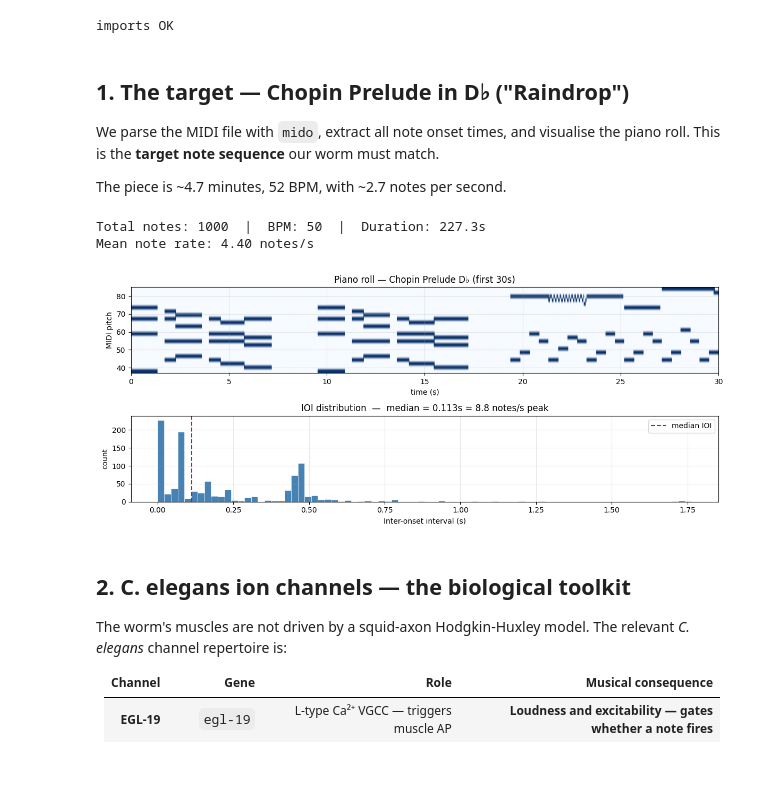
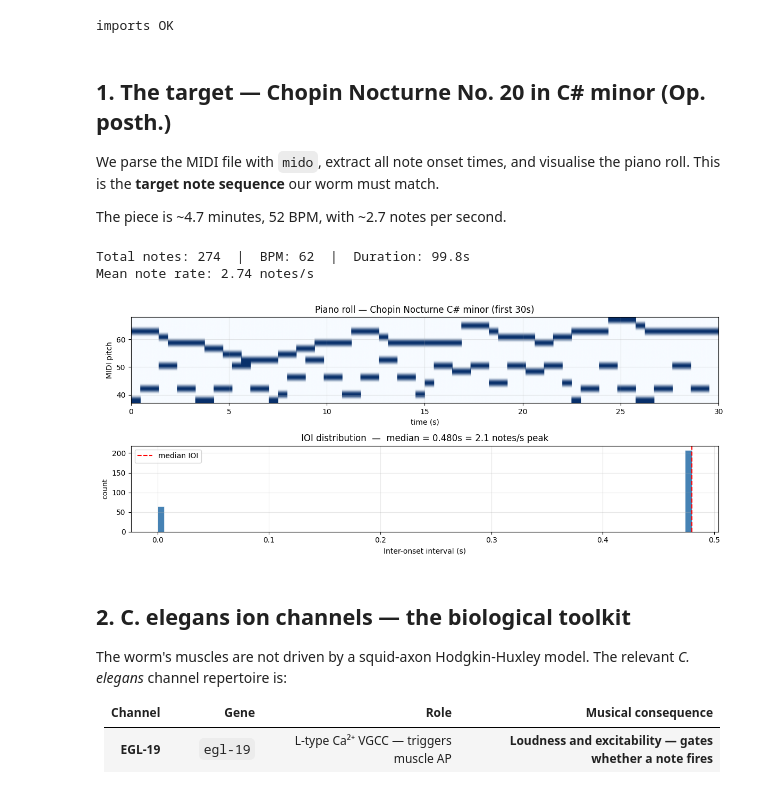
Before and after one commit to VahidGh/wormuse, a Jupyter notebook: PyANNOW/notebooks/02_chopin_worm_optimizer.ipynb, the cells around one changed output. Saved outputs shown, nothing was run; the diff lists cells and outputs as text; code cells hidden in the pictures.

```diff
--- a/PyANNOW/notebooks/02_chopin_worm_optimizer.ipynb
+++ b/PyANNOW/notebooks/02_chopin_worm_optimizer.ipynb
@@ -54,7 +54,7 @@ print('imports OK')
 # %% [output]
 imports OK
 # %% [markdown]
-## 1. The target — Chopin Prelude in D♭ ("Raindrop")
+## 1. The target — Chopin Nocturne No. 20 in C# minor (Op. posth.)
 
 We parse the MIDI file with `mido`, extract all note onset times, and visualise the piano roll.  This is the **target note sequence** our worm must match.
 
@@ -62,30 +62,30 @@ The piece is ~4.7 minutes, 52 BPM, with ~2.7 notes per second.
 # %%
 events, bpm = parse_midi(MIDI_PATH)
 t_on_all = note_onsets(events)
 print(f'Total notes: {len(events)}  |  BPM: {bpm:.0f}  |  Duration: {t_on_all.max():.1f}s')
 print(f'Mean note rate: {len(events)/t_on_all.max():.2f} notes/s')
 
 # Piano roll — first 30 seconds
 pitches, times, roll = piano_roll(events, resolution_s=0.02, clip_s=30)
 
 fig, ax = plt.subplots(2, 1, figsize=(12, 5))
 ax[0].imshow(roll, aspect='auto', origin='lower', cmap='Blues',
              extent=[0, 30, pitches[0], pitches[-1]])
 ax[0].set(xlabel='time (s)', ylabel='MIDI pitch',
-          title='Piano roll — Chopin Prelude D♭ (first 30s)')
+          title='Piano roll — Chopin Nocturne C# minor (first 30s)')
 
 # Inter-onset interval histogram
 iois = np.diff(t_on_all)
 ax[1].hist(iois[iois < 2.0], bins=80, color='steelblue', edgecolor='white', lw=0.4)
 ax[1].set(xlabel='Inter-onset interval (s)', ylabel='count',
           title=f'IOI distribution  —  median = {np.median(iois):.3f}s = {1/np.median(iois):.1f} notes/s peak')
 ax[1].axvline(np.median(iois), color='red', ls='--', label='median IOI')
 ax[1].legend()
 plt.tight_layout(); plt.savefig(OUTDIR / '01_chopin_target.png', dpi=110); plt.show()
 # %% [output]
-Total notes: 1000  |  BPM: 50  |  Duration: 227.3s
-Mean note rate: 4.40 notes/s
+Total notes: 274  |  BPM: 62  |  Duration: 99.8s
+Mean note rate: 2.74 notes/s
-[figure, old version]
+[figure, new version]
 # %% [markdown]
 ## 2. C. elegans ion channels — the biological toolkit
 
```
Also changed, not shown: parts of 13 cells of this notebook, 3 other files.
